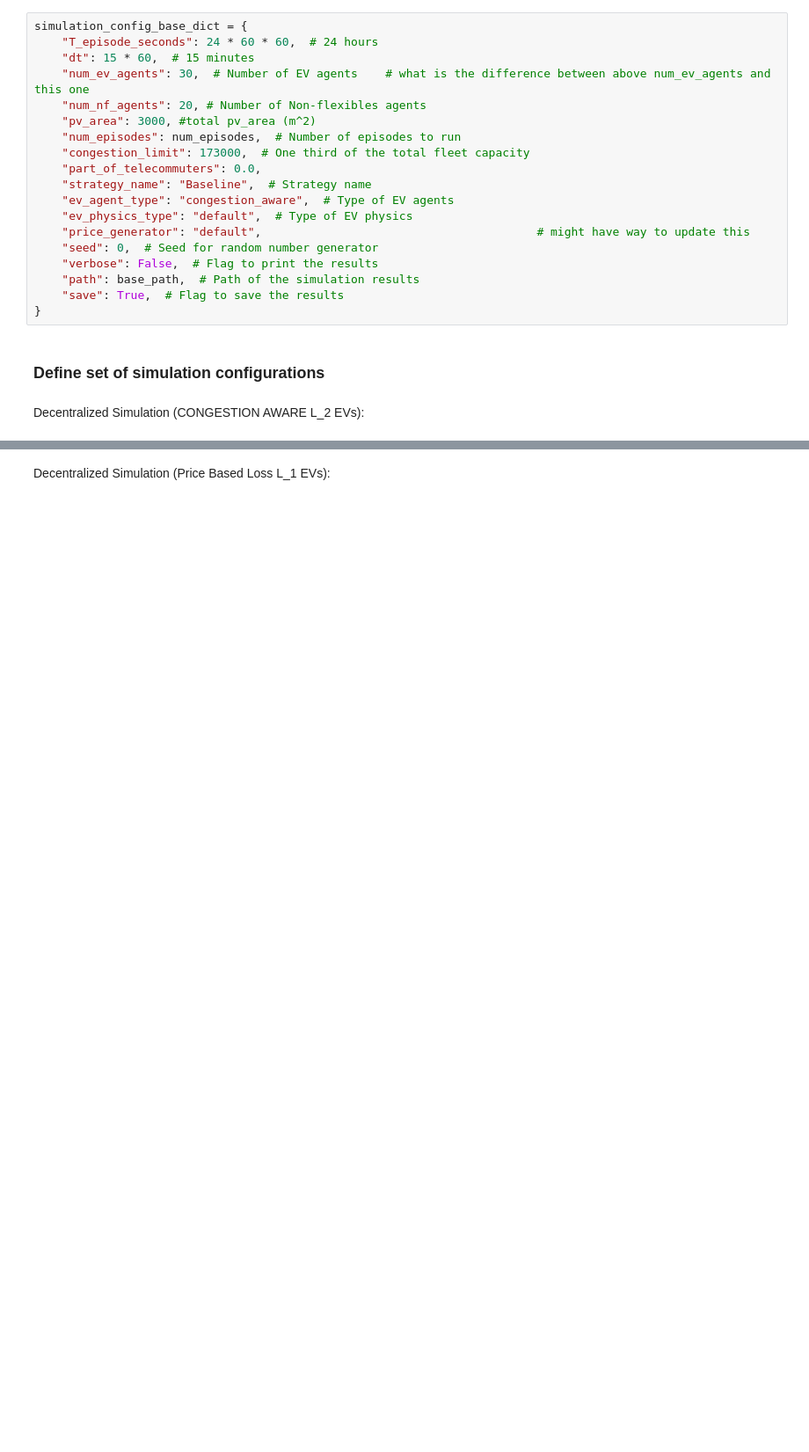
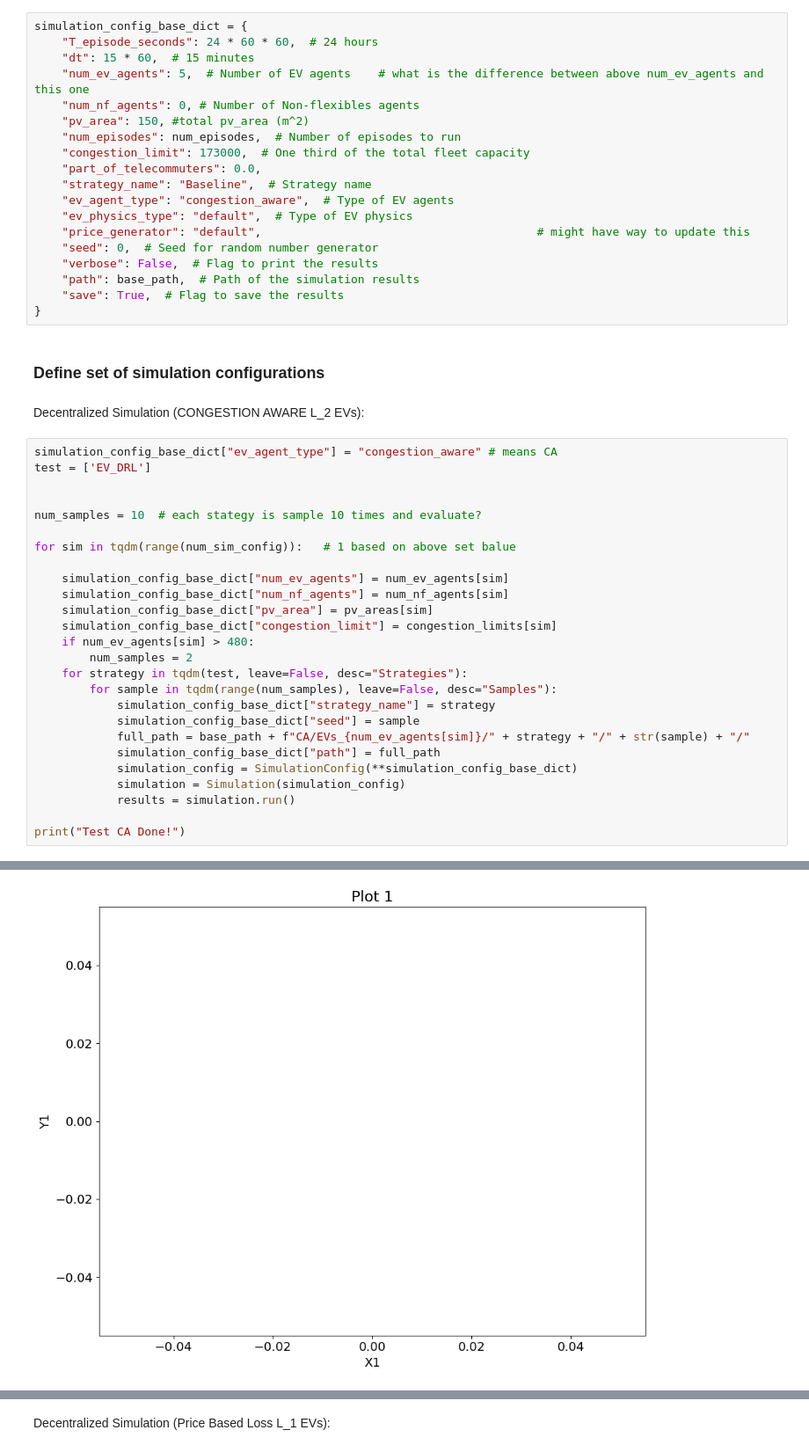
Before and after one commit to yaju1995/ecml2026, a Jupyter notebook: simulation/simulation_ECML2026_tutorial.ipynb, the cells around one changed output, grey strips where cells are left out. Shown at 88% size. Saved outputs shown, nothing was run; the diff lists cells and outputs as text; blank space fills up the shorter version.

```diff
--- a/simulation/simulation_ECML2026_tutorial.ipynb
+++ b/simulation/simulation_ECML2026_tutorial.ipynb
@@ -44,9 +44,9 @@ base_path = "results_ECML2026/"
 simulation_config_base_dict = {
     "T_episode_seconds": 24 * 60 * 60,  # 24 hours
     "dt": 15 * 60,  # 15 minutes
-    "num_ev_agents": 30,  # Number of EV agents    # what is the difference between above num_ev_agents and this one
-    "num_nf_agents": 20, # Number of Non-flexibles agents
-    "pv_area": 3000, #total pv_area (m^2)
+    "num_ev_agents": 5,  # Number of EV agents    # what is the difference between above num_ev_agents and this one
+    "num_nf_agents": 0, # Number of Non-flexibles agents
+    "pv_area": 150, #total pv_area (m^2)
     "num_episodes": num_episodes,  # Number of episodes to run
     "congestion_limit": 173000,  # One third of the total fleet capacity
     "part_of_telecommuters": 0.0,
@@ -63,3 +63,30 @@ simulation_config_base_dict = {
 ### Define set of simulation configurations
 # %% [markdown]
 Decentralized Simulation (CONGESTION AWARE L_2 EVs):
+# %%
+simulation_config_base_dict["ev_agent_type"] = "congestion_aware" # means CA
+test = ['EV_DRL']
+
+
+num_samples = 10  # each stategy is sample 10 times and evaluate?
+
+for sim in tqdm(range(num_sim_config)):   # 1 based on above set balue
+
+    simulation_config_base_dict["num_ev_agents"] = num_ev_agents[sim]
+    simulation_config_base_dict["num_nf_agents"] = num_nf_agents[sim]
+    simulation_config_base_dict["pv_area"] = pv_areas[sim]
+    simulation_config_base_dict["congestion_limit"] = congestion_limits[sim]
+    if num_ev_agents[sim] > 480:
+        num_samples = 2
+    for strategy in tqdm(test, leave=False, desc="Strategies"):
+        for sample in tqdm(range(num_samples), leave=False, desc="Samples"):
+            simulation_config_base_dict["strategy_name"] = strategy
+            simulation_config_base_dict["seed"] = sample
+            full_path = base_path + f"CA/EVs_{num_ev_agents[sim]}/" + strategy + "/" + str(sample) + "/"
+            simulation_config_base_dict["path"] = full_path
+            simulation_config = SimulationConfig(**simulation_config_base_dict)
+            simulation = Simulation(simulation_config)
+            results = simulation.run()
+
+print("Test CA Done!")
+# %% [output]
@@ -65,0 +100 @@ Decentralized Simulation (CONGESTION AWARE L_2 EVs):
+[figure, added]
```
Also changed, not shown: parts of 5 cells of this notebook, 58 other files.
